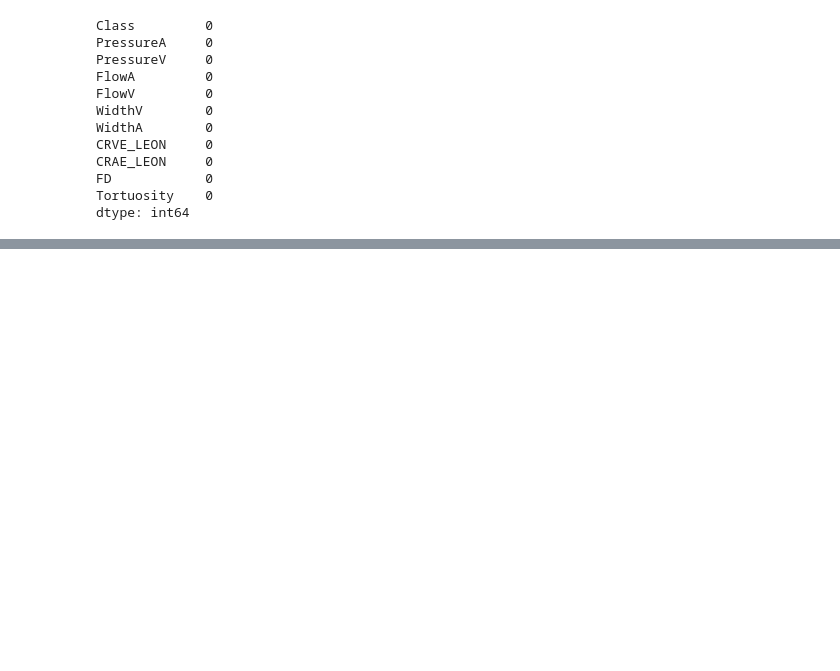
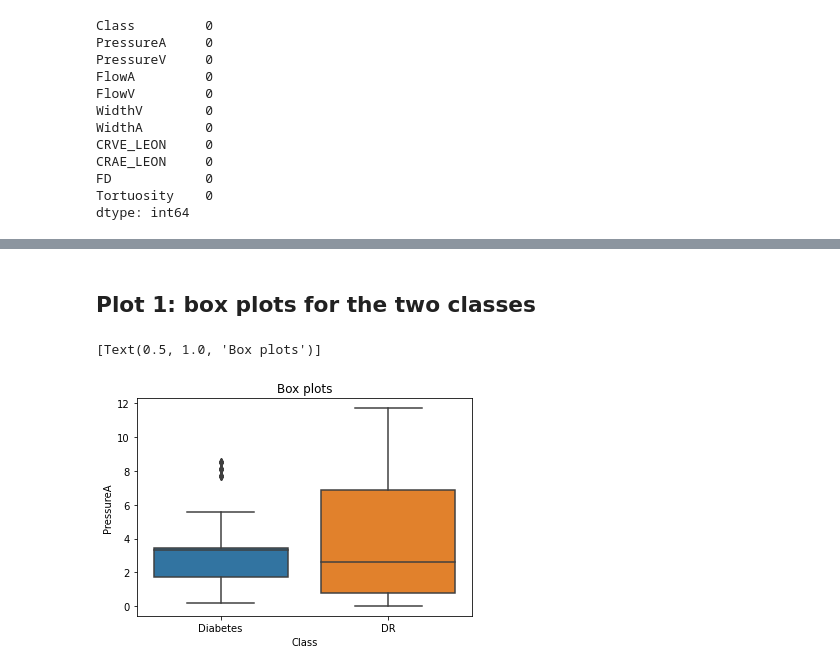
Before and after one commit to animaviridis/dmv-practicals, a Jupyter notebook: colab/p12/Practical1_exercise.ipynb, the cells around one changed output, grey strips where cells are left out. Cells and saved outputs as stored; diff of their text form; code cells hidden in the pictures; blank space fills up the shorter version.

Commit message:
[p12] Step 3 - plots

```diff
--- a/colab/p12/Practical1_exercise.ipynb
+++ b/colab/p12/Practical1_exercise.ipynb
@@ -69,0 +77,8 @@ dtype: int64
+# %% [markdown]
+## Plot 1: box plots for the two classes
+# %%
+p1 = sns.boxplot(x='Class', y='PressureA', data=data)
+p1.set(title="Box plots")
+# %% [output]
+[Text(0.5, 1.0, 'Box plots')]
+[figure, added]
```
Also changed, not shown: parts of 5 cells of this notebook.
